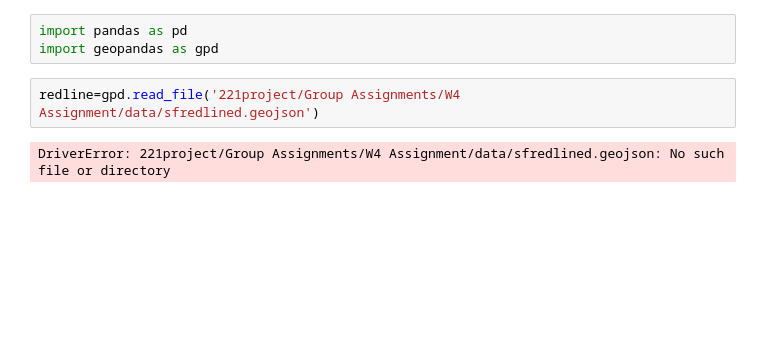
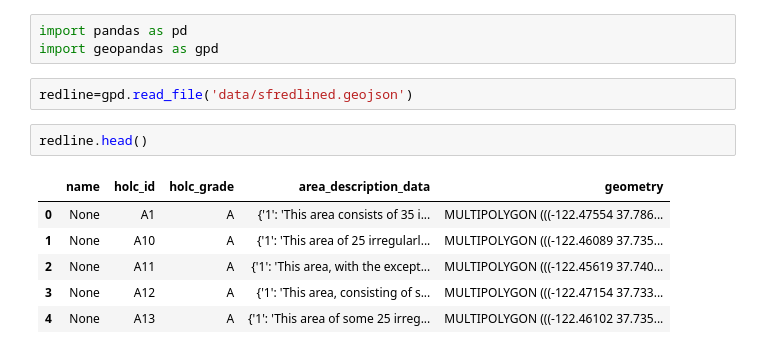
Before and after one commit to tommychandler5/221project, a Jupyter notebook: Group Assignments/W4 Assignment/Historic Redlining Maps.ipynb, the cells around one changed output. Drawn from its saved outputs; the diff is of its cells as text; blank space fills up the shorter version.

```diff
--- a/Group Assignments/W4 Assignment/Historic Redlining Maps.ipynb
+++ b/Group Assignments/W4 Assignment/Historic Redlining Maps.ipynb
@@ -1,7 +1,14 @@
 # %%
 import pandas as pd
 import geopandas as gpd
-# %%
-redline=gpd.read_file('221project/Group Assignments/W4 Assignment/data/sfredlined.geojson')
-# %% [output]
-DriverError: 221project/Group Assignments/W4 Assignment/data/sfredlined.geojson: No such file or directory
+# %%
+redline=gpd.read_file('data/sfredlined.geojson')
+# %%
+redline.head()
+# %% [output]
+|  | name | holc_id | holc_grade | area_description_data | geometry |
+| 0 | None | A1 | A | {'1': 'This area consists of 35 i... | MULTIPOLYGON (((-122.47554 37.786... |
+| 1 | None | A10 | A | {'1': 'This area of 25 irregularl... | MULTIPOLYGON (((-122.46089 37.735... |
+| 2 | None | A11 | A | {'1': 'This area, with the except... | MULTIPOLYGON (((-122.45619 37.740... |
+| 3 | None | A12 | A | {'1': 'This area, consisting of s... | MULTIPOLYGON (((-122.47154 37.733... |
+| 4 | None | A13 | A | {'1': 'This area of some 25 irreg... | MULTIPOLYGON (((-122.46102 37.735... |
```
Also changed, not shown: parts of 13 cells of this notebook, 1 other file.
